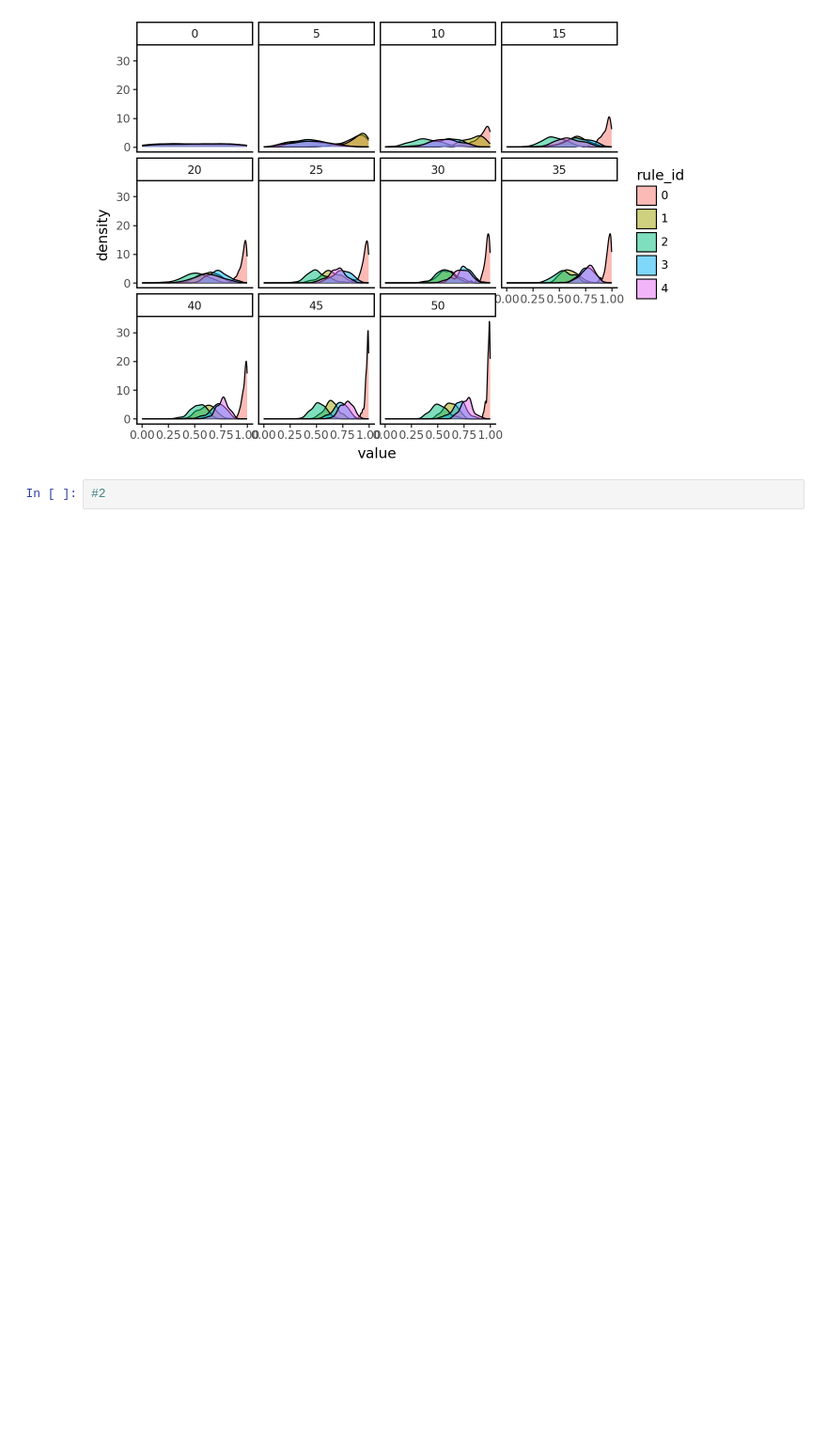
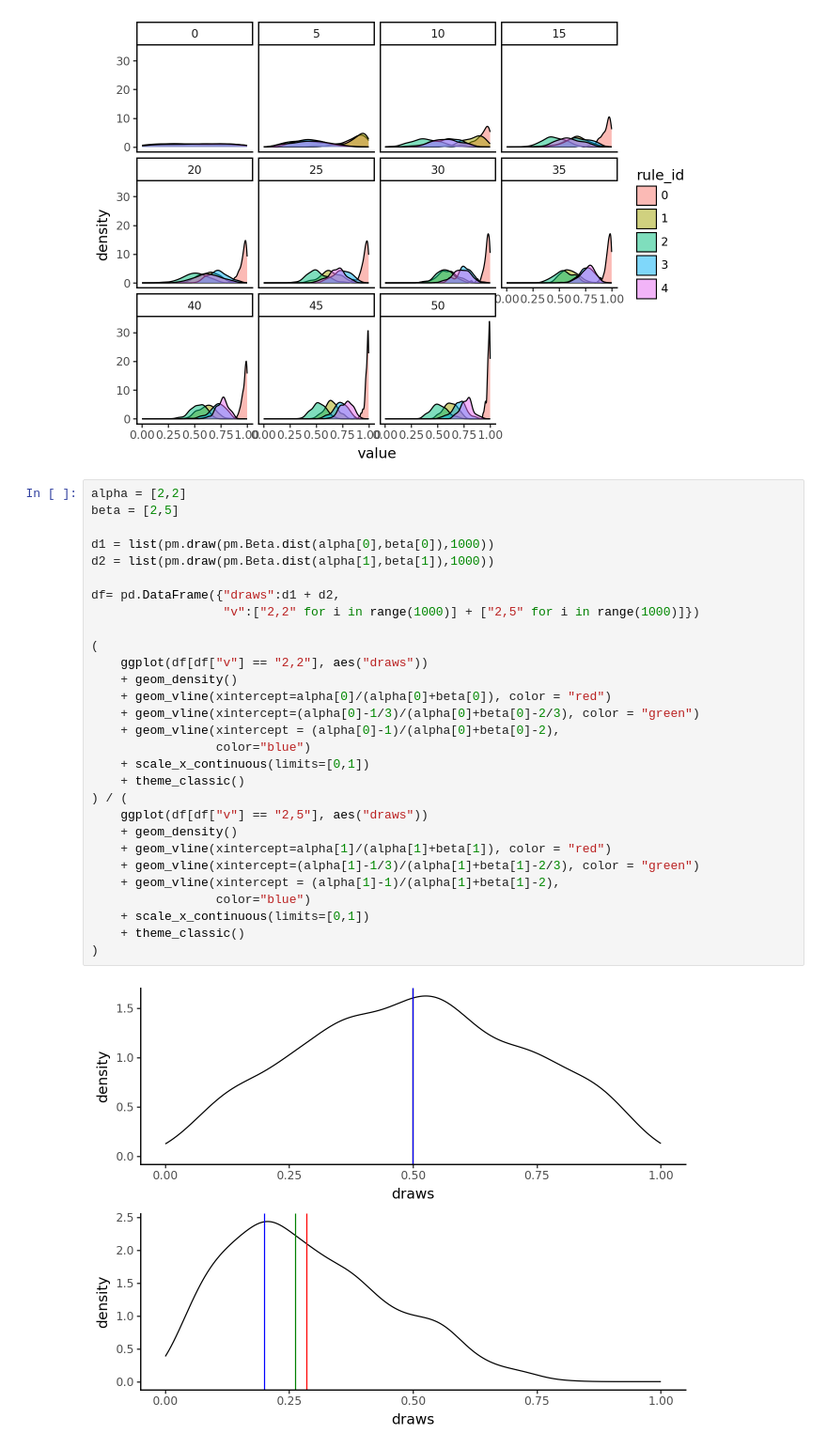
Before and after one commit to Rohambarack/alien_filter, a Jupyter notebook: pg/BPF.ipynb, the cells around one changed output. Shown at 94% size. Cells and saved outputs as stored; diff of their text form; blank space fills up the shorter version.

```diff
--- a/pg/BPF.ipynb
+++ b/pg/BPF.ipynb
@@ -377,5 +440,34 @@ df_betas["rule_id"] = df_betas["rule_id"].astype(str)
     )
 # %% [output]
 [figure]
-# %%
-#2
+# %%
+alpha = [2,2]
+beta = [2,5]
+
+d1 = list(pm.draw(pm.Beta.dist(alpha[0],beta[0]),1000))
+d2 = list(pm.draw(pm.Beta.dist(alpha[1],beta[1]),1000))
+
+df= pd.DataFrame({"draws":d1 + d2,
+                  "v":["2,2" for i in range(1000)] + ["2,5" for i in range(1000)]})
+
+(
+    ggplot(df[df["v"] == "2,2"], aes("draws"))
+    + geom_density()
+    + geom_vline(xintercept=alpha[0]/(alpha[0]+beta[0]), color = "red")
+    + geom_vline(xintercept=(alpha[0]-1/3)/(alpha[0]+beta[0]-2/3), color = "green")
+    + geom_vline(xintercept = (alpha[0]-1)/(alpha[0]+beta[0]-2),
+                 color="blue")
+    + scale_x_continuous(limits=[0,1])
+    + theme_classic()
+) / (
+    ggplot(df[df["v"] == "2,5"], aes("draws"))
+    + geom_density()
+    + geom_vline(xintercept=alpha[1]/(alpha[1]+beta[1]), color = "red")
+    + geom_vline(xintercept=(alpha[1]-1/3)/(alpha[1]+beta[1]-2/3), color = "green")
+    + geom_vline(xintercept = (alpha[1]-1)/(alpha[1]+beta[1]-2),
+                 color="blue")
+    + scale_x_continuous(limits=[0,1])
+    + theme_classic()
+)
+# %% [output]
+[figure, added]
```
Also changed, not shown: parts of 53 cells of this notebook.
